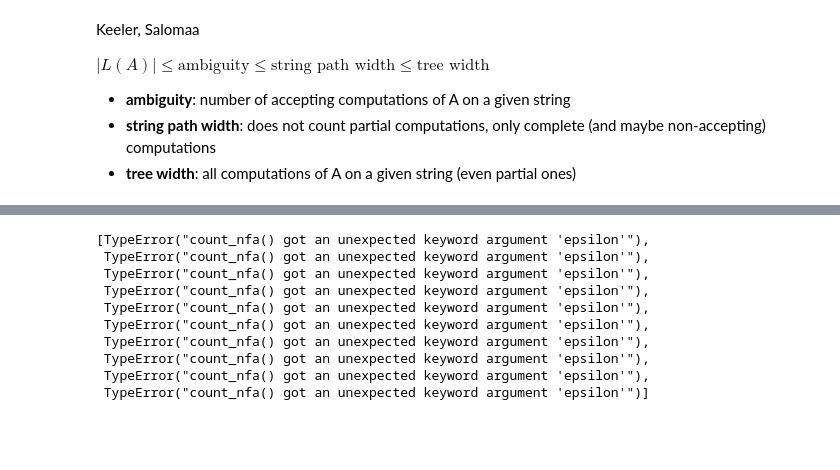
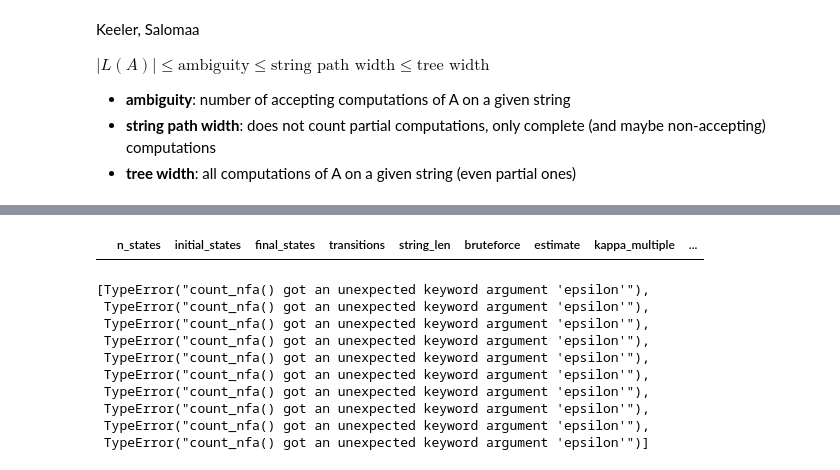
Before and after one commit to viantirreau/count-nfa, a Jupyter notebook: Bruteforce.ipynb, the cells around one changed output, grey strips where cells are left out. Saved outputs shown, nothing was run; the diff lists cells and outputs as text; code cells hidden in the pictures; blank space fills up the shorter version.

Commit message:
[feat] Add large error stats

```diff
--- a/Bruteforce.ipynb
+++ b/Bruteforce.ipynb
@@ -237,7 +237,7 @@ def compare_random_to_brute(i, nfa: NFA)->list:
         bruteforce = nfa.bruteforce_count_only(string_len)
         if bruteforce == 0:
             continue
-        for k_mult_base in range(8, 13):
+        for k_mult_base in range(4, 6):
             k_mult = 2 ** k_mult_base
             try:
                 t0 = time.time()
@@ -274,8 +274,9 @@ error_count = 0
 n_proc = 6
 offset = 0
 with Pool(processes=n_proc) as pool:
-    sorted_nfas = df.sort_values(by="rel_error", ascending=True).tail(250).head(100)
-    while offset < 50 and error_count < 3:
+    #sorted_nfas = df.sort_values(by="rel_error", ascending=True).tail(250).head(100)
+    sorted_nfas = df_kappa[df_kappa.kappa_multiple == 256]
+    while offset < sorted_nfas.shape[0] and error_count < 3:
         nfa_subset = [instantiate_nfa(row) for row in sorted_nfas.iloc[offset:offset+10].itertuples()]
         multiproc_results = [pool.apply_async(compare_random_to_brute, (i, nfa)) for i, nfa in enumerate(nfa_subset)]
         for res_promise in tqdm(multiproc_results):
@@ -351,3 +312,9 @@ df_kappa
+# %%
+df_kappa["transtr"] = df.transitions.map(lambda x: str(x))
+# %%
+df_kappa[df_kappa.kappa_multiple == 256].iloc[40:50]
+# %% [output]
+|  | n_states | initial_states | final_states | transitions | string_len | bruteforce | estimate | kappa_multiple | ... |
 # %%
 errors[:10]
 # %% [output]
```
Also changed, not shown: parts of 9 cells of this notebook, 5 other files.
